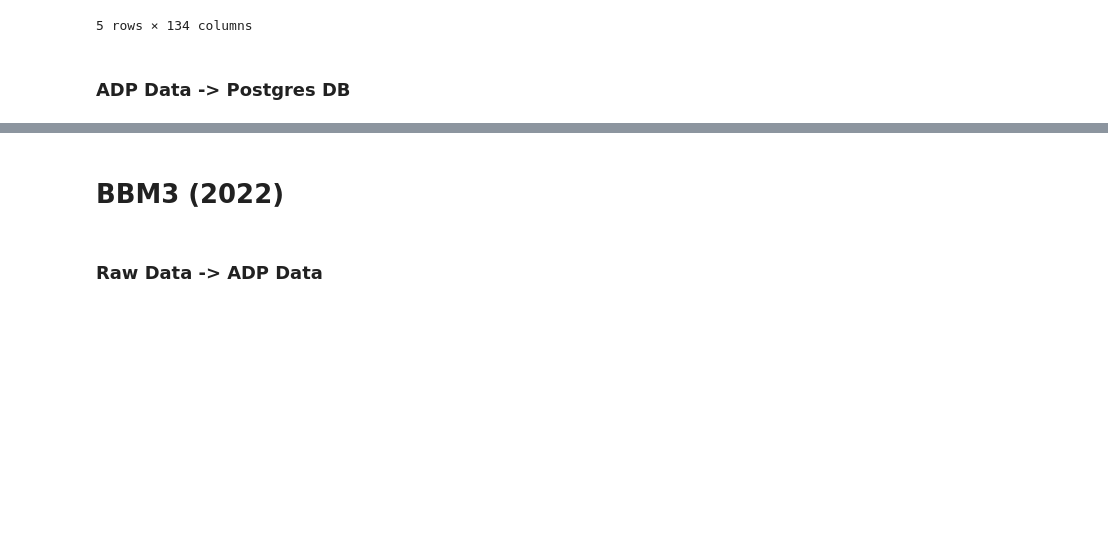
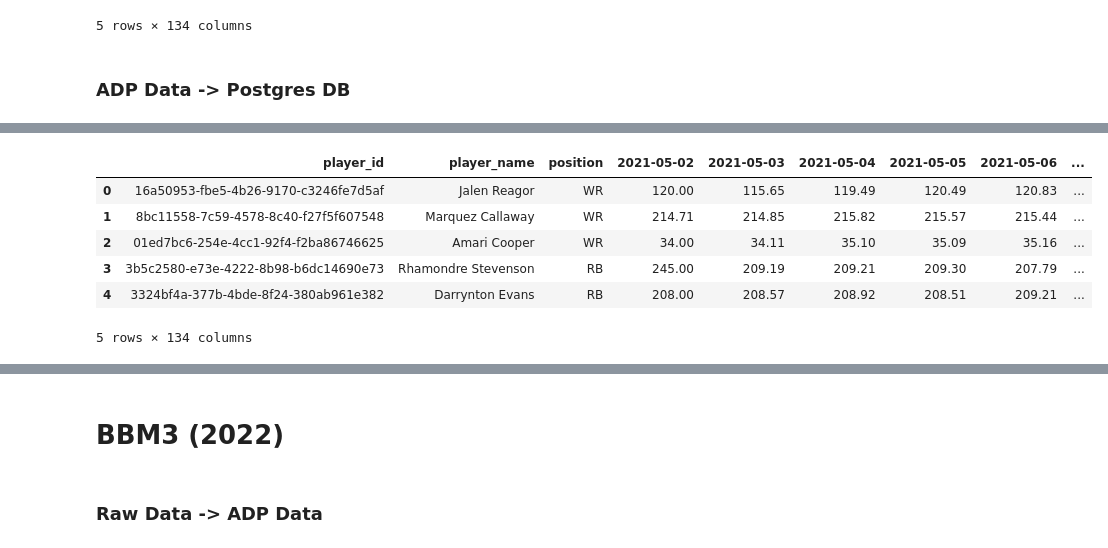
Before and after one commit to TuxFF/tuxff-frontend, a Jupyter notebook: scripts/data_processing.ipynb, the cells around one changed output, grey strips where cells are left out. Drawn from its saved outputs; the diff is of its cells as text; code cells hidden in the pictures; blank space fills up the shorter version.

```diff
--- a/scripts/data_processing.ipynb
+++ b/scripts/data_processing.ipynb
@@ -150,3 +167,14 @@ bbm2_adp.head(5)
+# %%
+bbm2_adp = pd.read_csv(r'C:\Users\Jona\Desktop\tuxff\data\adp_data\bbm2_adp.csv', delimiter=',', index_col=0)
+bbm2_adp.head(5)
+# %% [output]
+|  | player_id | player_name | position | 2021-05-02 | 2021-05-03 | 2021-05-04 | 2021-05-05 | 2021-05-06 | ... |
+| 0 | 16a50953-fbe5-4b26-9170-c3246fe7d5af | Jalen Reagor | WR | 120.00 | 115.65 | 119.49 | 120.49 | 120.83 | ... |
+| 1 | 8bc11558-7c59-4578-8c40-f27f5f607548 | Marquez Callaway | WR | 214.71 | 214.85 | 215.82 | 215.57 | 215.44 | ... |
+| 2 | 01ed7bc6-254e-4cc1-92f4-f2ba86746625 | Amari Cooper | WR | 34.00 | 34.11 | 35.10 | 35.09 | 35.16 | ... |
+| 3 | 3b5c2580-e73e-4222-8b98-b6dc14690e73 | Rhamondre Stevenson | RB | 245.00 | 209.19 | 209.21 | 209.30 | 207.79 | ... |
+| 4 | 3324bf4a-377b-4bde-8f24-380ab961e382 | Darrynton Evans | RB | 208.00 | 208.57 | 208.92 | 208.51 | 209.21 | ... |
+5 rows × 134 columns
 # %%
 for idx, row in bbm2_adp.iterrows():
     cursor.execute("""
```
Also changed, not shown: parts of 8 cells of this notebook, 1 other file.
